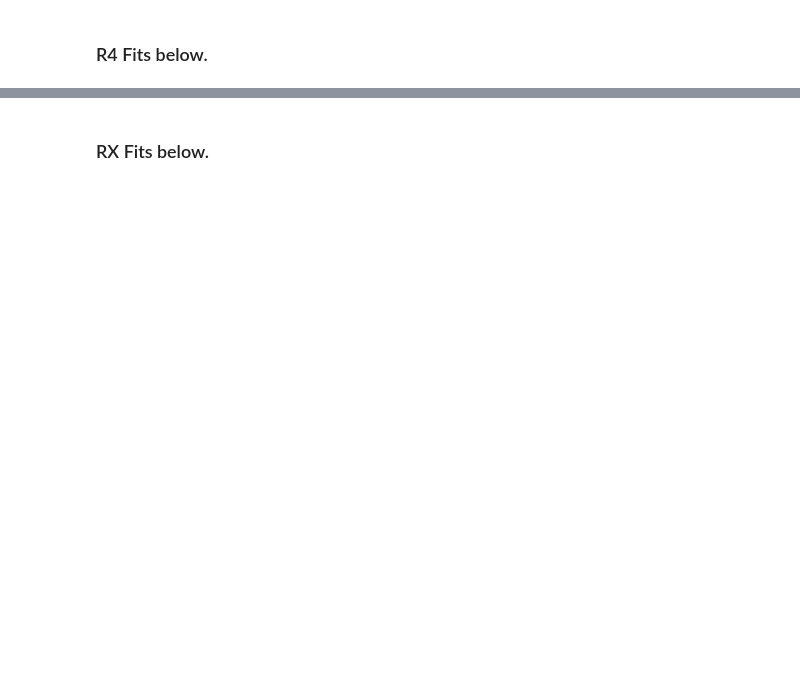
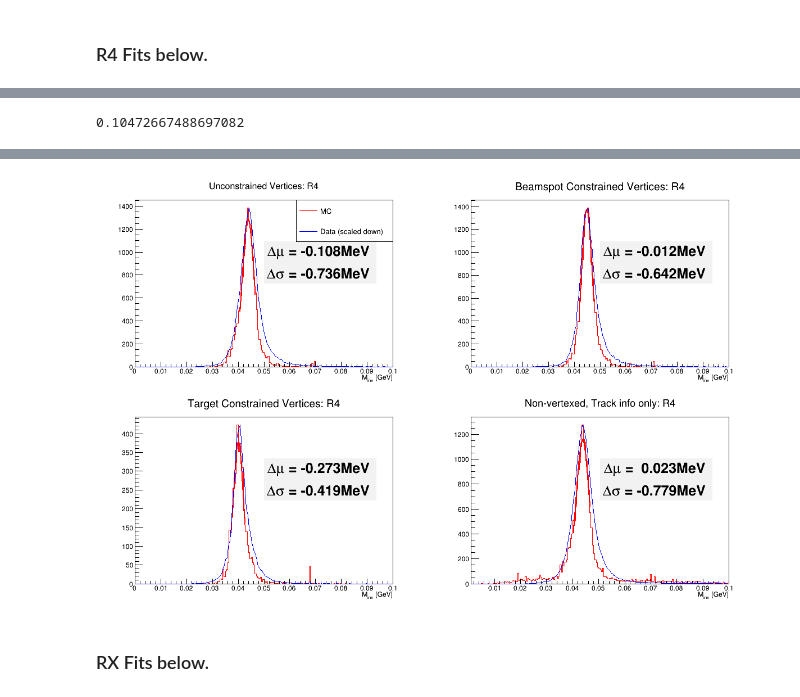
Before and after one commit to Lewis-Wolf/HPS, a Jupyter notebook: 2021_Mollers.ipynb, the cells around one changed output, grey strips where cells are left out. Saved outputs shown, nothing was run; the diff lists cells and outputs as text; code cells hidden in the pictures; blank space fills up the shorter version.

```diff
--- a/2021_Mollers.ipynb
+++ b/2021_Mollers.ipynb
@@ -321,7 +344,7 @@ UC_scale  = h_r4_UC_minv_mc.GetMaximum()/ h_r4_UC_minv_data.GetMaximum()
 BSC_scale  = h_r4_BSC_minv_mc.GetMaximum()/ h_r4_BSC_minv_data.GetMaximum()
 TC_scale  = h_r4_TC_minv_mc.GetMaximum()/ h_r4_TC_minv_data.GetMaximum()
 noV_scale  = h_r4_noV_minv_mc.GetMaximum()/ h_r4_noV_minv_data.GetMaximum()
-
+print(noV_scale)
 C07 = R.TCanvas("C07","test",1200,800)
 C07.Divide(2,2)
 
@@ -369,3 +392,6 @@ h_r4_noV_minv_data.Scale(noV_scale)
 h_r4_noV_minv_data.Draw('same HIST L')
 fit_diffs_boxes[3].Draw('same')
 C07.Draw()
+C07.SaveAs('mc_vs_data_r4.pdf')
+# %% [output]
+0.10472667488697082
@@ -372,3 +400,4 @@ C07.Draw()
+[figure, added]
 # %% [markdown]
 ### RX Fits below.
 # %%
```
Also changed, not shown: parts of 18 cells of this notebook.
